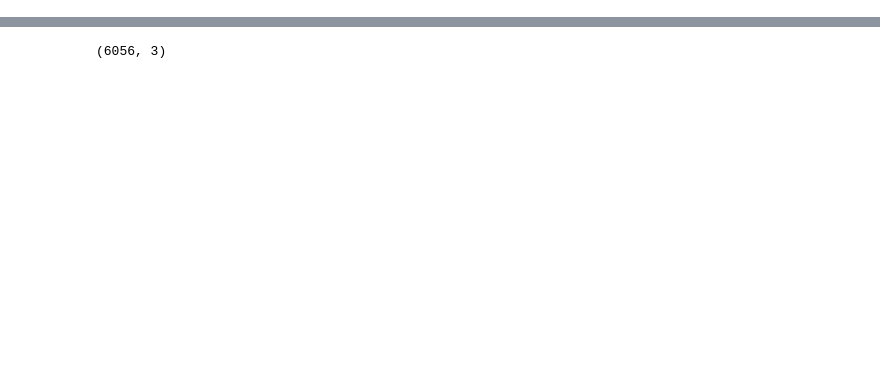
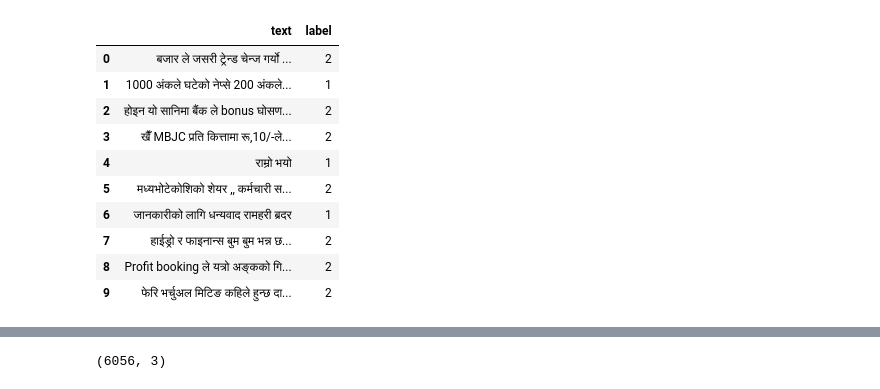
Before and after one commit to knilkantha/nepali-language-sentiment, a Jupyter notebook: BertSentimentAnalysisNepali.ipynb, the cells around one changed output, grey strips where cells are left out. Saved outputs shown, nothing was run; the diff lists cells and outputs as text; code cells hidden in the pictures; blank space fills up the shorter version.

```diff
--- a/BertSentimentAnalysisNepali.ipynb
+++ b/BertSentimentAnalysisNepali.ipynb
@@ -137 +70,15 @@ df['label'].unique()
+# %%
+df.head(10)
+# %% [output]
+|  | text | label |
+| 0 | बजार ले जसरी ट्रेन्ड चेन्ज गर्यो ... | 2 |
+| 1 | 1000 अंकले घटेको नेप्से 200 अंकले... | 1 |
+| 2 | होइन यो सानिमा बैंक ले bonus घोसण... | 2 |
+| 3 | खैँ MBJC प्रति कित्तामा रू,10/-ले... | 2 |
+| 4 | राम्रो भयो️️ | 1 |
+| 5 | मध्यभोटेकोशिको शेयर ,, कर्मचारी स... | 2 |
+| 6 | जानकारीको लागि धन्यवाद रामहरी ब्रदर | 1 |
+| 7 | हाईड्रो र फाइनान्स बुम बुम भन्न छ... | 2 |
+| 8 | Profit booking ले यत्रो अङ्कको गि... | 2 |
+| 9 | फेरि भर्चुअल मिटिङ कहिले हुन्छ दा... | 2 |
 # %%
```
Also changed, not shown: parts of 53 cells of this notebook, 11 other files.
